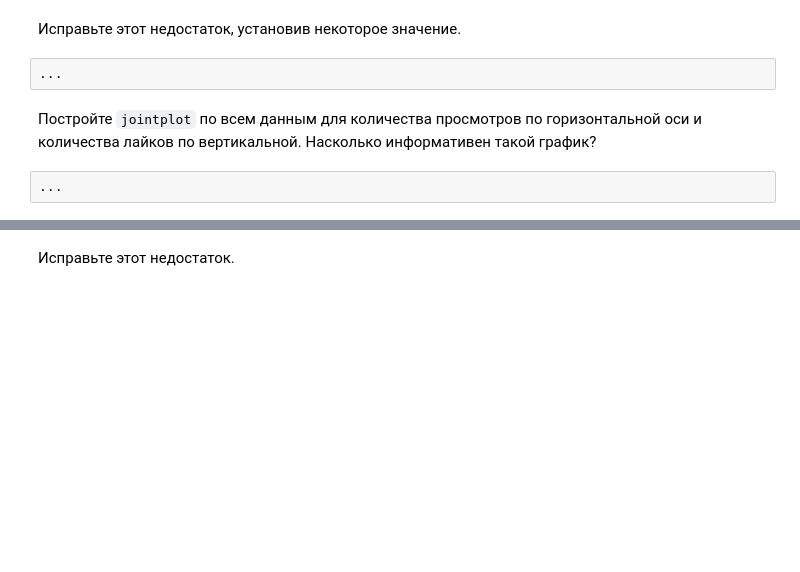
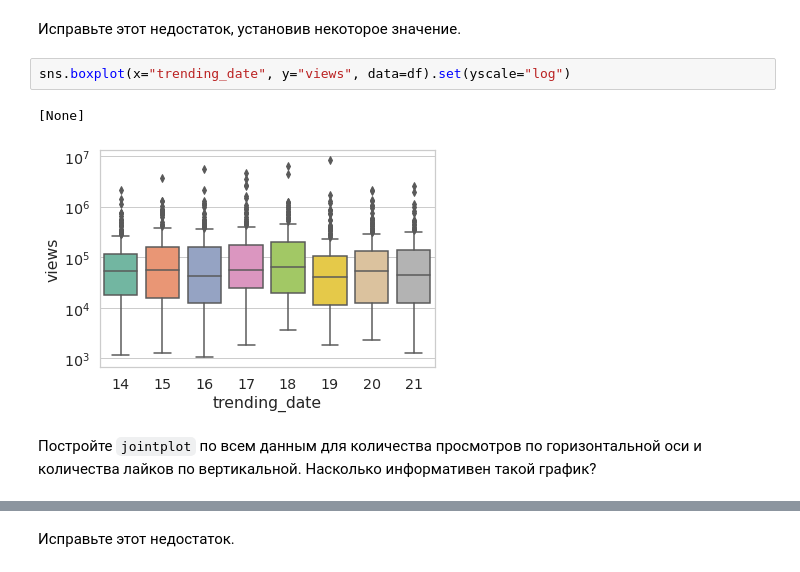
Before and after one commit to InversionSpaces/mipt-stats, a Jupyter notebook: task2.ipynb, the cells around one changed output, grey strips where cells are left out. Drawn from its saved outputs; the diff is of its cells as text; blank space fills up the shorter version.

```diff
--- a/task2.ipynb
+++ b/task2.ipynb
@@ -309,8 +343,9 @@ plt.show()
 # %% [markdown]
 Исправьте этот недостаток, установив некоторое значение.
-# %%
-...
+# %%
+sns.boxplot(x="trending_date", y="views", data=df).set(yscale="log")
+# %% [output]
+[None]
+[figure, added]
 # %% [markdown]
 Постройте `jointplot` по всем данным для количества просмотров по горизонтальной оси и количества лайков по вертикальной. Насколько информативен такой график?
-# %%
-...
```
Also changed, not shown: parts of 20 cells of this notebook.
